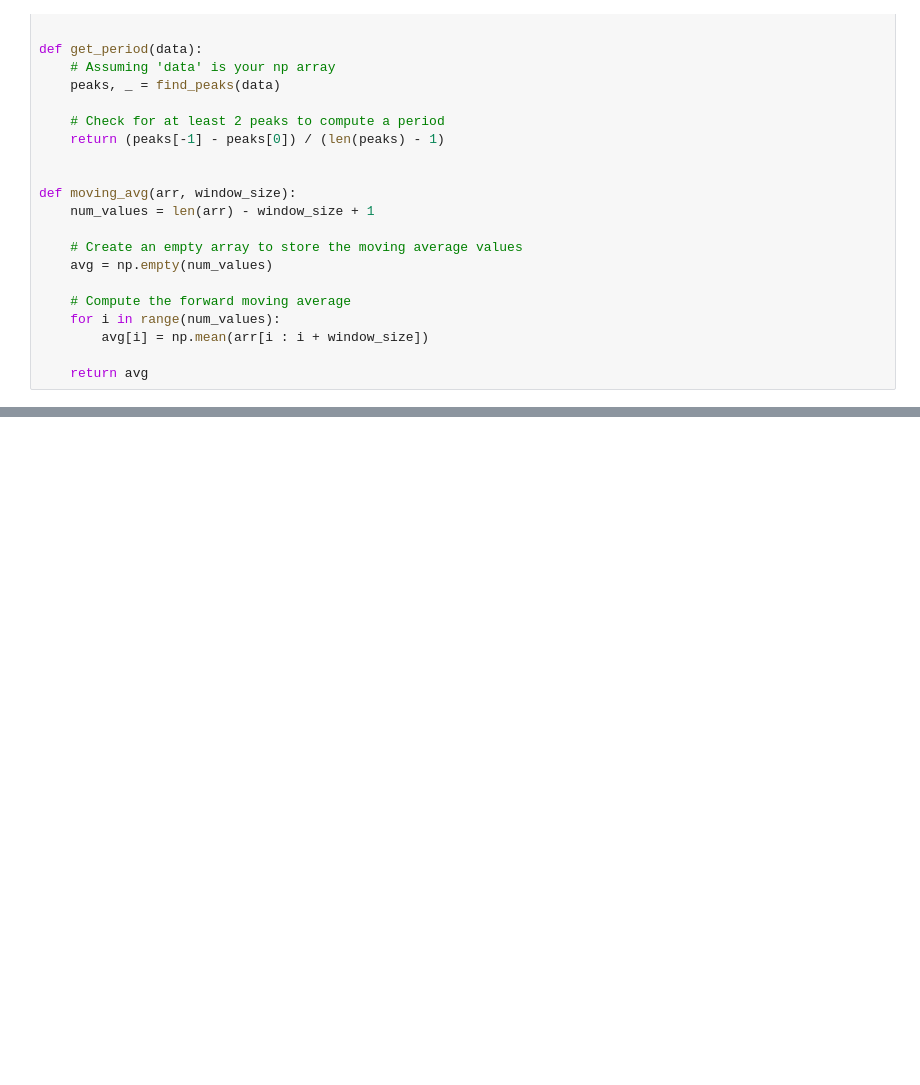
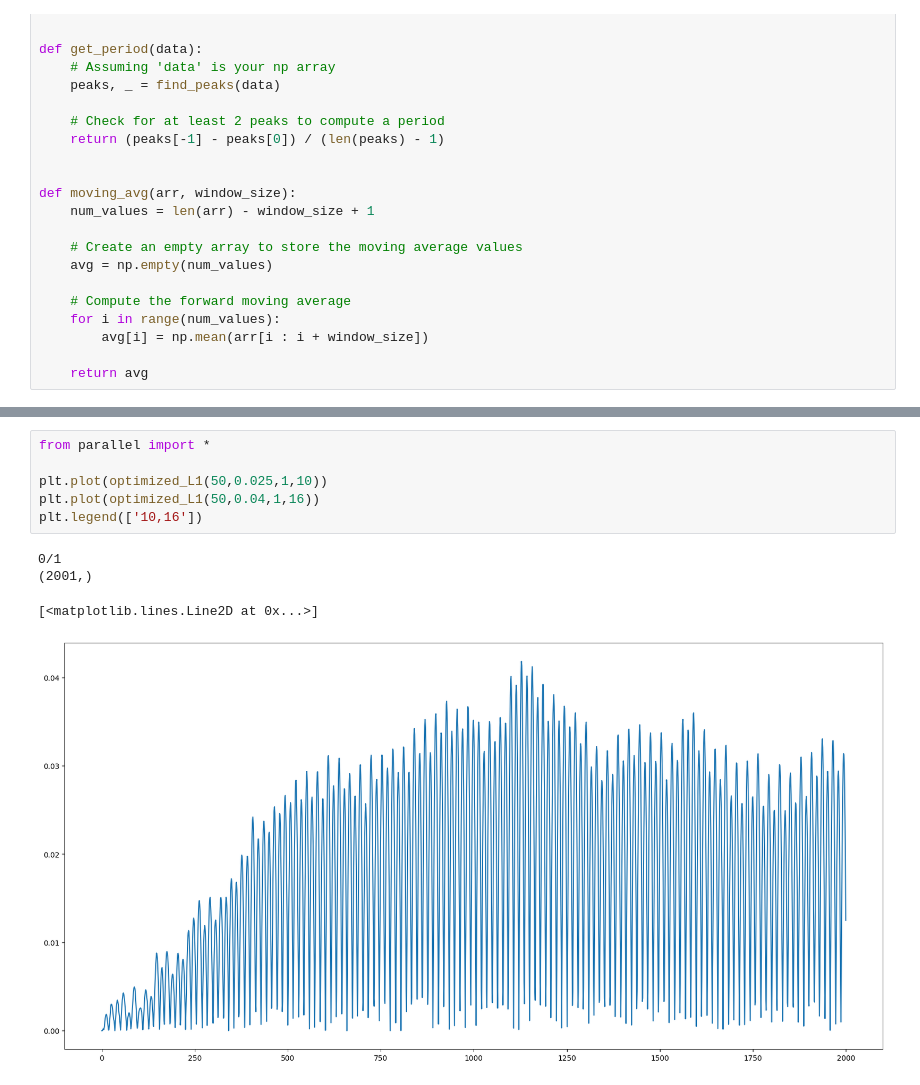
Before and after one commit to 5ean-github/NLSE, a Jupyter notebook: plotError.ipynb, the cells around one changed output, grey strips where cells are left out. Drawn from its saved outputs; the diff is of its cells as text; blank space fills up the shorter version.

```diff
--- a/plotError.ipynb
+++ b/plotError.ipynb
@@ -90,0 +87,11 @@ plt.show()
+# %%
+from parallel import *
+
+plt.plot(optimized_L1(50,0.025,1,10))
+plt.plot(optimized_L1(50,0.04,1,16))
+plt.legend(['10,16'])
+# %% [output]
+0/1
+(2001,)
+[<matplotlib.lines.Line2D at 0x...>]
+[figure, added]
```
Also changed, not shown: parts of 1 cell of this notebook, 11 other files.
